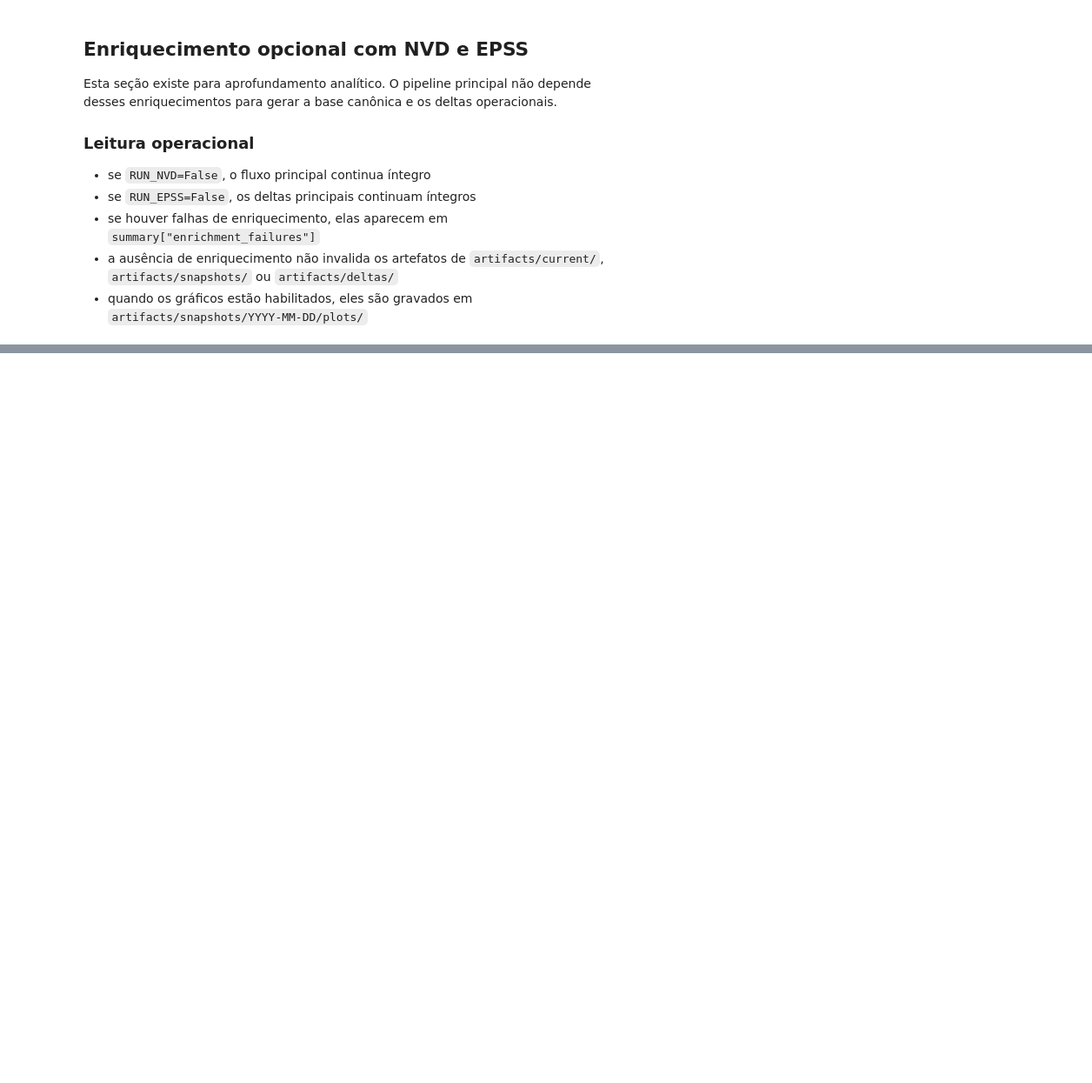
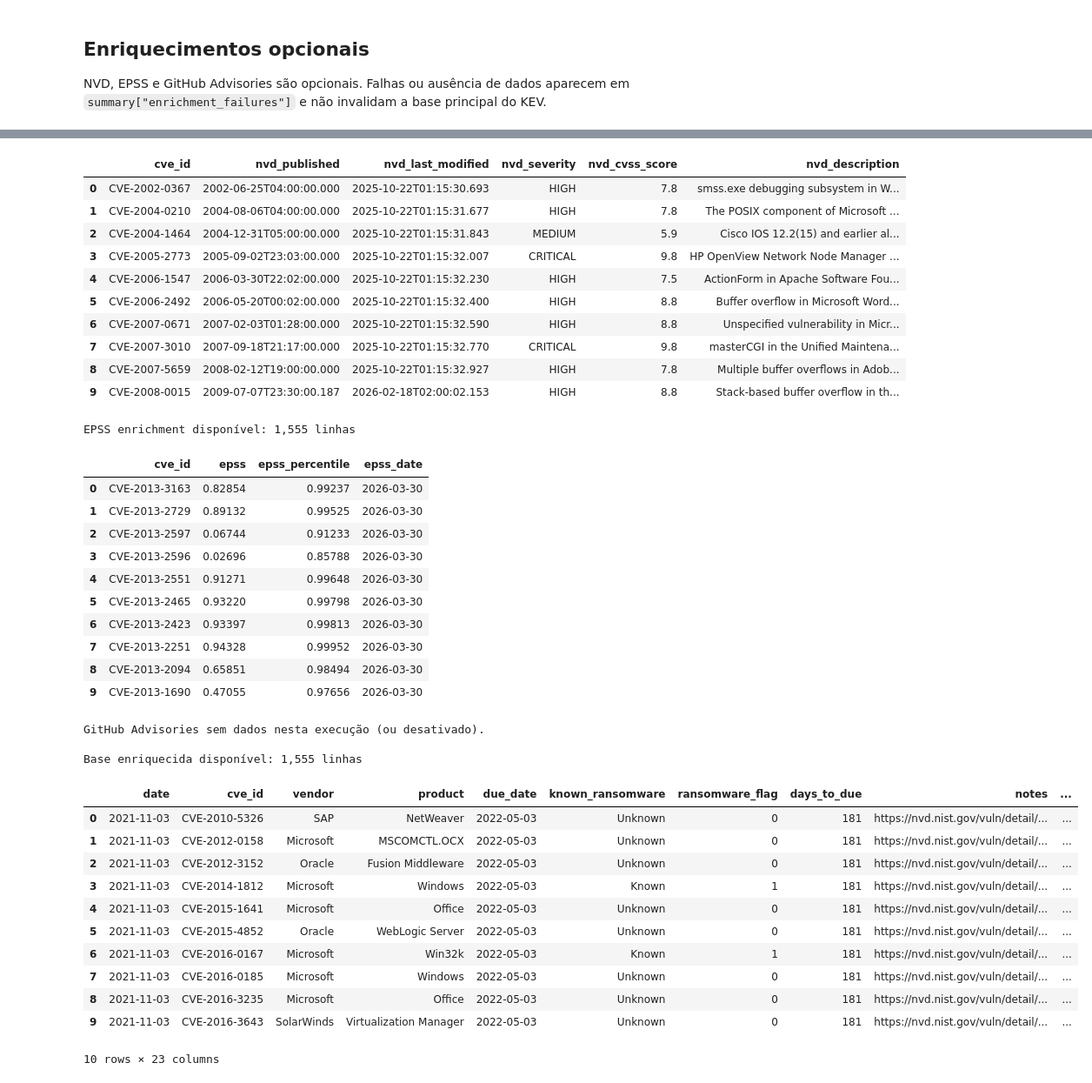
Before and after one commit to gabrierys/cisa-kev-daily-pipeline, a Jupyter notebook: kev_pipeline_analysis.ipynb, the cells around one changed output, grey strips where cells are left out. Shown at 87% size. Cells and saved outputs as stored; diff of their text form; code cells hidden in the pictures; blank space fills up the shorter version.

```diff
--- a/kev_pipeline_analysis.ipynb
+++ b/kev_pipeline_analysis.ipynb
@@ -192,15 +324,7 @@ print(delta_dir)
 # %% [markdown]
-## Enriquecimento opcional com NVD e EPSS
+## Enriquecimentos opcionais
 
-Esta seção existe para aprofundamento analítico. O pipeline principal não depende desses enriquecimentos para gerar a base canônica e os deltas operacionais.
-
-### Leitura operacional
-
-- se `RUN_NVD=False`, o fluxo principal continua íntegro
-- se `RUN_EPSS=False`, os deltas principais continuam íntegros
-- se houver falhas de enriquecimento, elas aparecem em `summary["enrichment_failures"]`
-- a ausência de enriquecimento não invalida os artefatos de `artifacts/current/`, `artifacts/snapshots/` ou `artifacts/deltas/`
-- quando os gráficos estão habilitados, eles são gravados em `artifacts/snapshots/YYYY-MM-DD/plots/`
+NVD, EPSS e GitHub Advisories são opcionais. Falhas ou ausência de dados aparecem em `summary["enrichment_failures"]` e não invalidam a base principal do KEV.
 # %%
 # 7) validação da seção opcional de enriquecimento
 print("Warnings:")
@@ -226,6 +350,14 @@ else:
     print()
     print("EPSS sem dados nesta execução (ou desativado).")
 
+if not enrich_github_advisories_df.empty:
+    print()
+    print(f"GitHub Advisories enrichment disponível: {len(enrich_github_advisories_df):,} linhas")
+    display(enrich_github_advisories_df.head(10))
+else:
+    print()
+    print("GitHub Advisories sem dados nesta execução (ou desativado).")
+
 if not threats_daily_enriched_df.empty:
     print()
     print(f"Base enriquecida disponível: {len(threats_daily_enriched_df):,} linhas")
@@ -233,3 +365,4 @@ if not threats_daily_enriched_df.empty:
 else:
     print()
     print("Base enriquecida não foi gerada nesta execução.")
+# %% [output]
@@ -235,0 +379,38 @@ else:
+|  | cve_id | nvd_published | nvd_last_modified | nvd_severity | nvd_cvss_score | nvd_description |
+| 0 | CVE-2002-0367 | 2002-06-25T04:00:00.000 | 2025-10-22T01:15:30.693 | HIGH | 7.8 | smss.exe debugging subsystem in W... |
+| 1 | CVE-2004-0210 | 2004-08-06T04:00:00.000 | 2025-10-22T01:15:31.677 | HIGH | 7.8 | The POSIX component of Microsoft ... |
+| 2 | CVE-2004-1464 | 2004-12-31T05:00:00.000 | 2025-10-22T01:15:31.843 | MEDIUM | 5.9 | Cisco IOS 12.2(15) and earlier al... |
+| 3 | CVE-2005-2773 | 2005-09-02T23:03:00.000 | 2025-10-22T01:15:32.007 | CRITICAL | 9.8 | HP OpenView Network Node Manager ... |
+| 4 | CVE-2006-1547 | 2006-03-30T22:02:00.000 | 2025-10-22T01:15:32.230 | HIGH | 7.5 | ActionForm in Apache Software Fou... |
+| 5 | CVE-2006-2492 | 2006-05-20T00:02:00.000 | 2025-10-22T01:15:32.400 | HIGH | 8.8 | Buffer overflow in Microsoft Word... |
+| 6 | CVE-2007-0671 | 2007-02-03T01:28:00.000 | 2025-10-22T01:15:32.590 | HIGH | 8.8 | Unspecified vulnerability in Micr... |
+| 7 | CVE-2007-3010 | 2007-09-18T21:17:00.000 | 2025-10-22T01:15:32.770 | CRITICAL | 9.8 | masterCGI in the Unified Maintena... |
+| 8 | CVE-2007-5659 | 2008-02-12T19:00:00.000 | 2025-10-22T01:15:32.927 | HIGH | 7.8 | Multiple buffer overflows in Adob... |
+| 9 | CVE-2008-0015 | 2009-07-07T23:30:00.187 | 2026-02-18T02:00:02.153 | HIGH | 8.8 | Stack-based buffer overflow in th... |
+EPSS enrichment disponível: 1,555 linhas
+|  | cve_id | epss | epss_percentile | epss_date |
+| 0 | CVE-2013-3163 | 0.82854 | 0.99237 | 2026-03-30 |
+| 1 | CVE-2013-2729 | 0.89132 | 0.99525 | 2026-03-30 |
+| 2 | CVE-2013-2597 | 0.06744 | 0.91233 | 2026-03-30 |
+| 3 | CVE-2013-2596 | 0.02696 | 0.85788 | 2026-03-30 |
+| 4 | CVE-2013-2551 | 0.91271 | 0.99648 | 2026-03-30 |
+| 5 | CVE-2013-2465 | 0.93220 | 0.99798 | 2026-03-30 |
+| 6 | CVE-2013-2423 | 0.93397 | 0.99813 | 2026-03-30 |
+| 7 | CVE-2013-2251 | 0.94328 | 0.99952 | 2026-03-30 |
+| 8 | CVE-2013-2094 | 0.65851 | 0.98494 | 2026-03-30 |
+| 9 | CVE-2013-1690 | 0.47055 | 0.97656 | 2026-03-30 |
+GitHub Advisories sem dados nesta execução (ou desativado).
+
+Base enriquecida disponível: 1,555 linhas
+|  | date | cve_id | vendor | product | due_date | known_ransomware | ransomware_flag | days_to_due | notes | ... |
+| 0 | 2021-11-03 | CVE-2010-5326 | SAP | NetWeaver | 2022-05-03 | Unknown | 0 | 181 | https://nvd.nist.gov/vuln/detail/... | ... |
+| 1 | 2021-11-03 | CVE-2012-0158 | Microsoft | MSCOMCTL.OCX | 2022-05-03 | Unknown | 0 | 181 | https://nvd.nist.gov/vuln/detail/... | ... |
+| 2 | 2021-11-03 | CVE-2012-3152 | Oracle | Fusion Middleware | 2022-05-03 | Unknown | 0 | 181 | https://nvd.nist.gov/vuln/detail/... | ... |
+| 3 | 2021-11-03 | CVE-2014-1812 | Microsoft | Windows | 2022-05-03 | Known | 1 | 181 | https://nvd.nist.gov/vuln/detail/... | ... |
+| 4 | 2021-11-03 | CVE-2015-1641 | Microsoft | Office | 2022-05-03 | Unknown | 0 | 181 | https://nvd.nist.gov/vuln/detail/... | ... |
+| 5 | 2021-11-03 | CVE-2015-4852 | Oracle | WebLogic Server | 2022-05-03 | Unknown | 0 | 181 | https://nvd.nist.gov/vuln/detail/... | ... |
+| 6 | 2021-11-03 | CVE-2016-0167 | Microsoft | Win32k | 2022-05-03 | Known | 1 | 181 | https://nvd.nist.gov/vuln/detail/... | ... |
+| 7 | 2021-11-03 | CVE-2016-0185 | Microsoft | Windows | 2022-05-03 | Unknown | 0 | 181 | https://nvd.nist.gov/vuln/detail/... | ... |
+| 8 | 2021-11-03 | CVE-2016-3235 | Microsoft | Office | 2022-05-03 | Unknown | 0 | 181 | https://nvd.nist.gov/vuln/detail/... | ... |
+| 9 | 2021-11-03 | CVE-2016-3643 | SolarWinds | Virtualization Manager | 2022-05-03 | Unknown | 0 | 181 | https://nvd.nist.gov/vuln/detail/... | ... |
+10 rows × 23 columns
```
Also changed, not shown: parts of 9 cells of this notebook.
